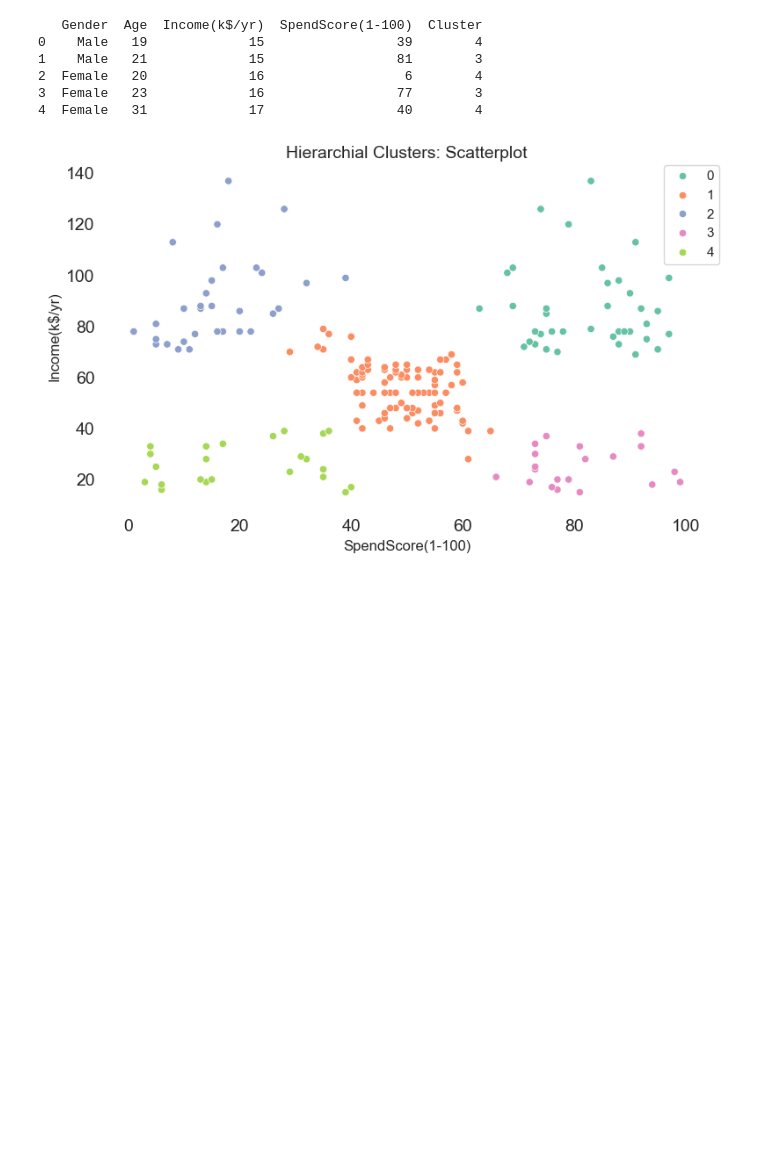
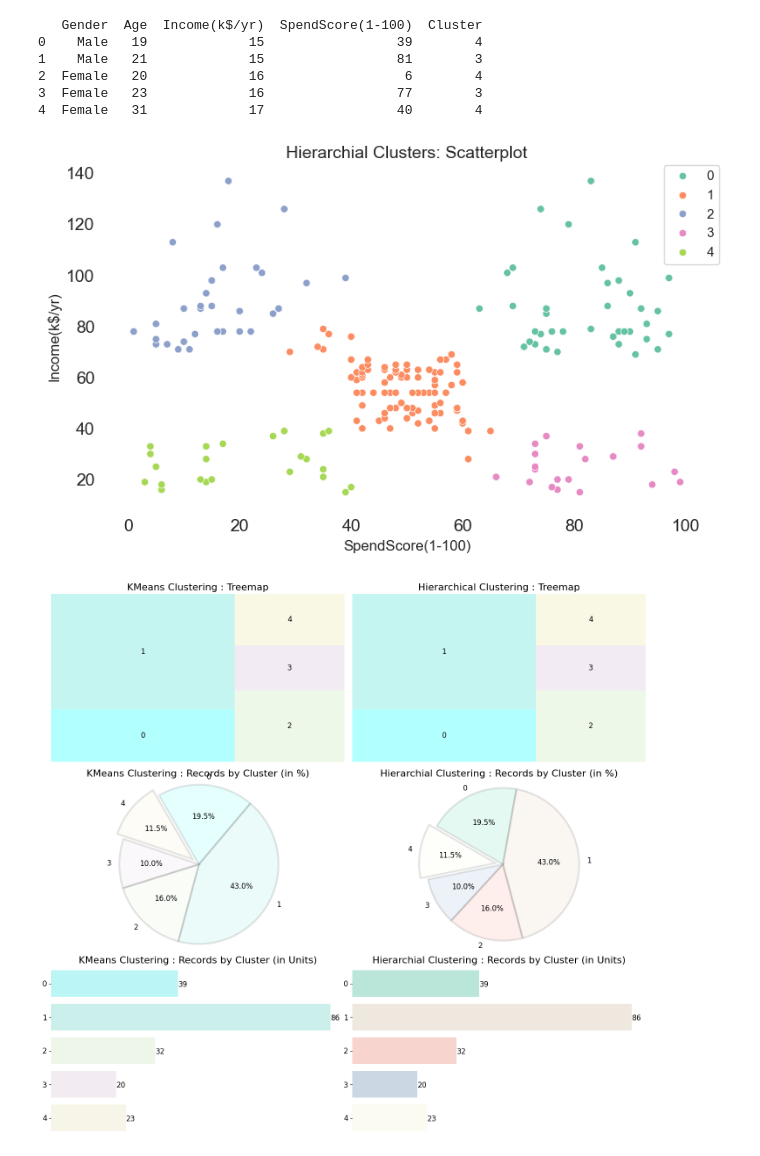
Before and after one commit to dahyjang/Customer_Segmentation, a Jupyter notebook: kmeans_hierarchial.ipynb, the cells around one changed output. Cells and saved outputs as stored; diff of their text form; code cells hidden in the pictures; blank space fills up the shorter version.

Commit message:
code_ex of compare kmeans and hierarchial clustering

```diff
--- a/kmeans_hierarchial.ipynb
+++ b/kmeans_hierarchial.ipynb
@@ -455,3 +455,101 @@ plt.legend(bbox_to_anchor=(1.02,1), borderaxespad=0)
 plt.show()
 # %% [output]
 [figure]
+# %%
+## Visualising the count of records by each cluster through Treemap, pie & bar charts
+
+plt.subplots(figsize=(14,13))
+my_pal = ('#00FFFF','#40E0D0', '#c7e9b4', '#D8BFD8', '#EEE8AA')
+my_col = ('#00C78C', '#D2B48C', '#FF6347', '#4682B4','#FAFAD2')
+
+plt.xticks([])
+plt.yticks([])
+plt.axis('off')
+
+plt.subplot(3,2,1)
+plt.title('KMeans Clustering : Treemap', fontsize=16)
+
+# 기존 코드에서의 수정 부분
+cluster_counts = df_Kmeans['Cluster'].value_counts().reset_index()
+cluster_counts = cluster_counts.sort_values(by='Cluster')
+
+labels = cluster_counts['Cluster'].tolist()
+sizes = cluster_counts['count'].tolist()
+
+#labels = df_Kmeans['Cluster'].value_counts().index.get_level_values(0).tolist()
+#sizes = df_Kmeans['Cluster'].value_counts().reset_index().Cluster.values.tolist()
+
+squarify.plot(sizes=sizes, label=labels, color=my_pal, alpha=.3)
+
+plt.xticks([])
+plt.yticks([])
+plt.axis('off')
+
+plt.subplot(3,2,2)
+plt.title('Hierarchical Clustering : Treemap', fontsize=16)
+
+# 기존 코드에서의 수정 부분
+cluster_counts = df_Hierar['Cluster'].value_counts().reset_index()
+cluster_counts = cluster_counts.sort_values(by='Cluster')
+
+labels = cluster_counts['Cluster'].tolist()
+sizes = cluster_counts['count'].tolist()
+
+#labels = df_Hierar['Cluster'].value_counts().index.get_level_values(0).tolist()
+#sizes = df_Hierar['Cluster'].value_counts().reset_index().Cluster.values.tolist()
+squarify.plot(sizes=sizes, label=labels, color=my_pal, alpha=.3)
+plt.axis('off')
+
+plt.subplot(3,2,3)
+my_xpl = [0.0, 0.0, 0.0, 0.0, 0.1]
+plt.title('KMeans Clustering : Records by Cluster (in %)', fontsize=16)
+sizes = df_Kmeans['Cluster'].value_counts().sort_index() / df_Kmeans['Cluster'].value_counts().sum()*100
+labels = sizes.index
+plt.pie(sizes, labels = labels, colors=my_pal, explode=my_xpl, counterclock=False, startangle=120, wedgeprops={'alpha':0.1, 'edgecolor' : 'black','linewidth': 3, 'antialiased': True}, autopct='%1.1f%%')
+plt.axis('equal')
+plt.tight_layout()
+
+plt.subplot(3,2,4)
+my_xpl = [0.0, 0.0, 0.0, 0.0, 0.1]
+plt.title('Hierarchial Clustering : Records by Cluster (in %)', fontsize=16)
+sizes = df_Hierar['Cluster'].value_counts().sort_index() / df_Hierar['Cluster'].value_counts().sum()*100
+labels = sizes.index
+plt.pie(sizes, labels = labels, colors=my_col, explode=my_xpl, counterclock=False, startangle=150, wedgeprops={'alpha':0.1, 'edgecolor' : 'black','linewidth': 3, 'antialiased': True}, autopct='%1.1f%%')
+plt.axis('equal')
+plt.tight_layout()
+
+plt.subplot(3,2,5)
+plt.title('KMeans Clustering : Records by Cluster (in Units)', fontsize=16)
+my_ord = [0,1,2,3,4]
+ax = sns.countplot(y="Cluster", data=df_Kmeans,  palette=my_pal, order=my_ord, alpha=0.3)
+for p in ax.patches:
+   ax.annotate('{:.0f}'.format(p.get_width()),  (p.get_x() + p.get_width() + 0.05, p.get_y()+0.5))
+plt.ylabel(None)
+plt.xlabel(None)
+plt.xticks([])
+#plt.axis('off')
+# 축 설정
+ax.spines['top'].set_visible(False)
+ax.spines['right'].set_visible(False)
+ax.spines['bottom'].set_visible(False)
+ax.spines['left'].set_visible(False)
+
+
+plt.subplot(3,2,6)
+plt.title('Hierarchial Clustering : Records by Cluster (in Units)', fontsize=16)
+my_ord = [0,1,2,3,4]
+ax = sns.countplot(y="Cluster", data=df_Hierar, palette=my_col, order=my_ord, alpha=0.3)
+for p in ax.patches:
+   ax.annotate('{:.0f}'.format(p.get_width()),  (p.get_x() + p.get_width() + 0.05, p.get_y()+0.5))
+plt.ylabel(None)
+plt.xlabel(None)
+plt.xticks([])
+#plt.axis('off')# 축 설정
+ax.spines['top'].set_visible(False)
+ax.spines['right'].set_visible(False)
+ax.spines['bottom'].set_visible(False)
+ax.spines['left'].set_visible(False)
+
+plt.show()
+# %% [output]
+[figure, added]
```
Also changed, not shown: parts of 1 cell of this notebook.
